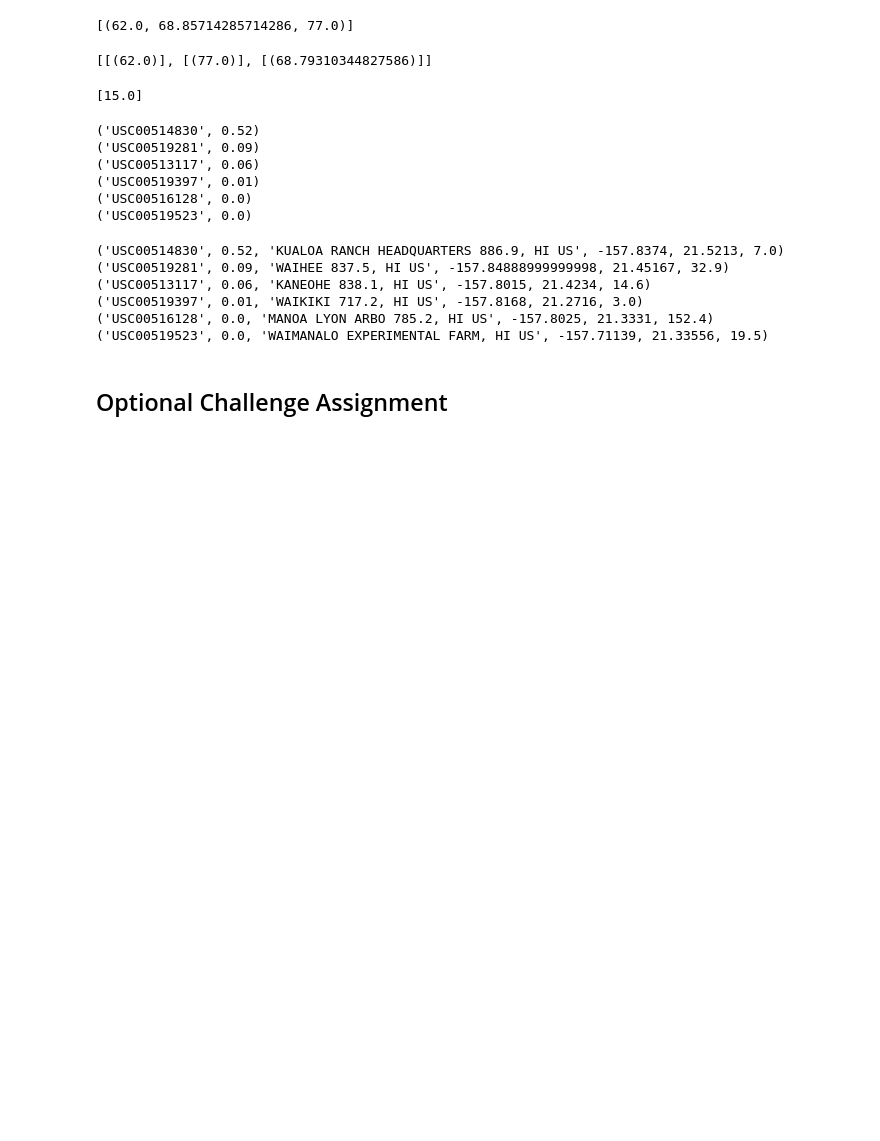
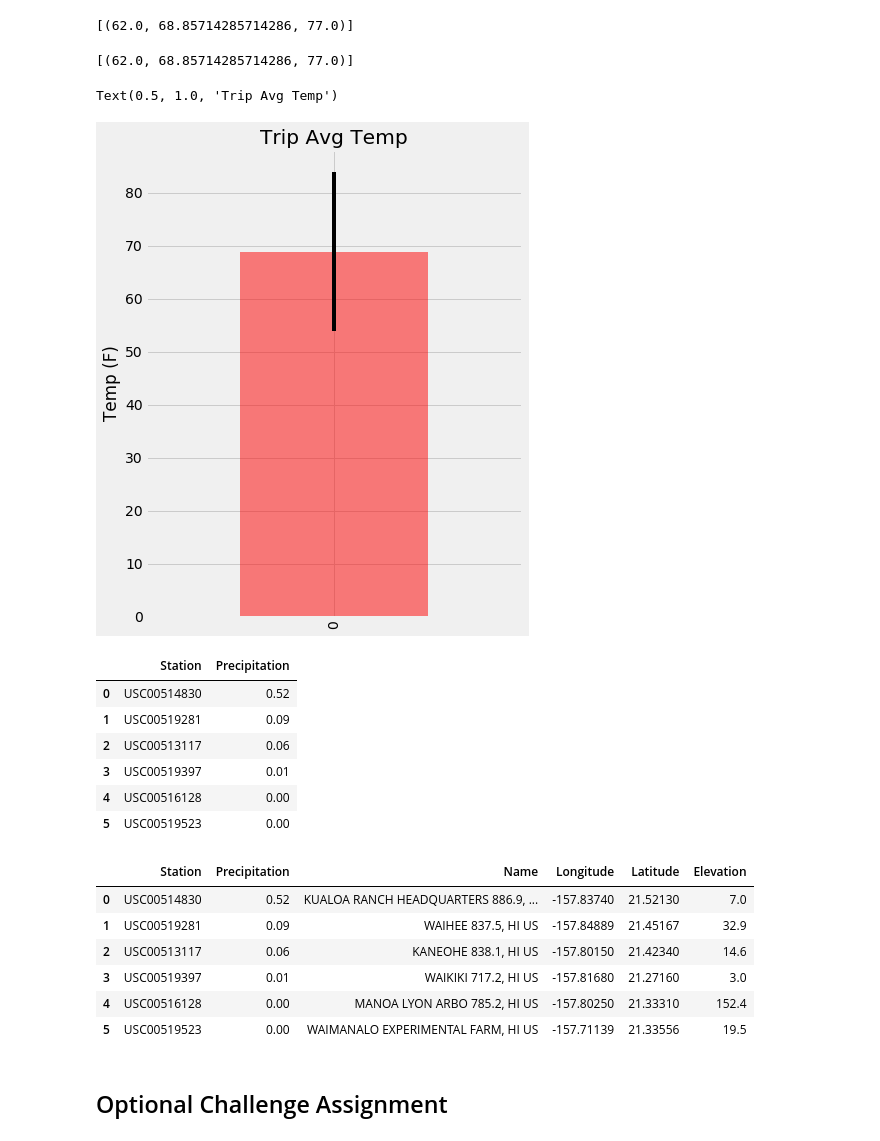
Before and after one commit to noralebe/Homework11, a Jupyter notebook: climate_starter.ipynb, the cells around one changed output. Drawn from its saved outputs; the diff is of its cells as text; code cells hidden in the pictures; blank space fills up the shorter version.

```diff
--- a/climate_starter.ipynb
+++ b/climate_starter.ipynb
@@ -248,13 +248,3 @@ end_date=dt.datetime(2016,1,16)
 tmin=session.query(func.min(Measurement.tobs)).filter(Measurement.date >= start_date).filter(Measurement.date <= end_date).all()
 tmax=session.query(func.max(Measurement.tobs)).filter(Measurement.date >= start_date).filter(Measurement.date <= end_date).all()
 tavg=session.query(func.avg(Measurement.tobs)).filter(Measurement.date >= start_date).filter(Measurement.date <= end_date).all()
-sel=[tmin, tmax, tavg]
-sel
-# %% [output]
-[[(62.0)], [(77.0)], [(68.79310344827586)]]
-# %%
-results=session.query((func.max(Measurement.tobs))-(func.min(Measurement.tobs))).filter(Measurement.date >= start_date).filter(Measurement.date <= end_date).all()
-ptps = list(np.ravel(results))
-ptps
-# %% [output]
-[15.0]
@@ -286,29 +251,44 @@ ptps
+# %%
+tempvar=(calc_temps('2016-01-11','2016-01-16'))
+tempvar
+# %% [output]
+[(62.0, 68.85714285714286, 77.0)]
+# %%
+temp_stats=pd.DataFrame(tempvar,columns=['Temp Min', 'Temp Avg', 'Temp Max'])
+ptps= temp_stats["Temp Max"]-temp_stats["Temp Min"]
+temp_stats["Temp Avg"].plot(kind='bar',yerr=ptps,figsize=(6,8), alpha=0.5, color='red')
+plt.ylabel("Temp (F)")
+plt.title('Trip Avg Temp')
+# %% [output]
+Text(0.5, 1.0, 'Trip Avg Temp')
+[figure, added]
 # %%
 # Calculate the total amount of rainfall per weather station for your trip dates using the previous year's matching dates.
 totrainfall=session.query(Measurement.station,(func.sum(Measurement.prcp))).filter(Measurement.date >= start_date).filter(Measurement.date <= end_date).group_by(Measurement.station).order_by(func.sum(Measurement.prcp).desc()).all()
-for row in totrainfall:
-    print(row)
-#totrainfall
+df4=pd.DataFrame(totrainfall, columns=['Station','Precipitation'])
+df4
 # %% [output]
-('USC00514830', 0.52)
-('USC00519281', 0.09)
-('USC00513117', 0.06)
-('USC00519397', 0.01)
-('USC00516128', 0.0)
-('USC00519523', 0.0)
+|  | Station | Precipitation |
+| 0 | USC00514830 | 0.52 |
+| 1 | USC00519281 | 0.09 |
+| 2 | USC00513117 | 0.06 |
+| 3 | USC00519397 | 0.01 |
+| 4 | USC00516128 | 0.00 |
+| 5 | USC00519523 | 0.00 |
 # %%
 
 # Sort this in descending order by precipitation amount and list the station, name, latitude, longitude, and elevation
 sorttotrainfall=session.query(Measurement.station, func.sum(Measurement.prcp), Station.name, Station.longitude, Station.latitude, Station.elevation).filter(Measurement.station==Station.station).filter(Measurement.date >= start_date).filter(Measurement.date <= end_date).group_by(Measurement.station).order_by(func.sum(Measurement.prcp).desc()).all()
-for row in sorttotrainfall:
-    print(row)
+df5=pd.DataFrame(sorttotrainfall, columns=['Station','Precipitation','Name', 'Longitude','Latitude', 'Elevation'])
+df5
 # %% [output]
-('USC00514830', 0.52, 'KUALOA RANCH HEADQUARTERS 886.9, HI US', -157.8374, 21.5213, 7.0)
-('USC00519281', 0.09, 'WAIHEE 837.5, HI US', -157.84888999999998, 21.45167, 32.9)
-('USC00513117', 0.06, 'KANEOHE 838.1, HI US', -157.8015, 21.4234, 14.6)
-('USC00519397', 0.01, 'WAIKIKI 717.2, HI US', -157.8168, 21.2716, 3.0)
-('USC00516128', 0.0, 'MANOA LYON ARBO 785.2, HI US', -157.8025, 21.3331, 152.4)
-('USC00519523', 0.0, 'WAIMANALO EXPERIMENTAL FARM, HI US', -157.71139, 21.33556, 19.5)
+|  | Station | Precipitation | Name | Longitude | Latitude | Elevation |
+| 0 | USC00514830 | 0.52 | KUALOA RANCH HEADQUARTERS 886.9, ... | -157.83740 | 21.52130 | 7.0 |
+| 1 | USC00519281 | 0.09 | WAIHEE 837.5, HI US | -157.84889 | 21.45167 | 32.9 |
+| 2 | USC00513117 | 0.06 | KANEOHE 838.1, HI US | -157.80150 | 21.42340 | 14.6 |
+| 3 | USC00519397 | 0.01 | WAIKIKI 717.2, HI US | -157.81680 | 21.27160 | 3.0 |
+| 4 | USC00516128 | 0.00 | MANOA LYON ARBO 785.2, HI US | -157.80250 | 21.33310 | 152.4 |
+| 5 | USC00519523 | 0.00 | WAIMANALO EXPERIMENTAL FARM, HI US | -157.71139 | 21.33556 | 19.5 |
 # %% [markdown]
 ## Optional Challenge Assignment
 # %%
```
Also changed, not shown: parts of 2 cells of this notebook.
